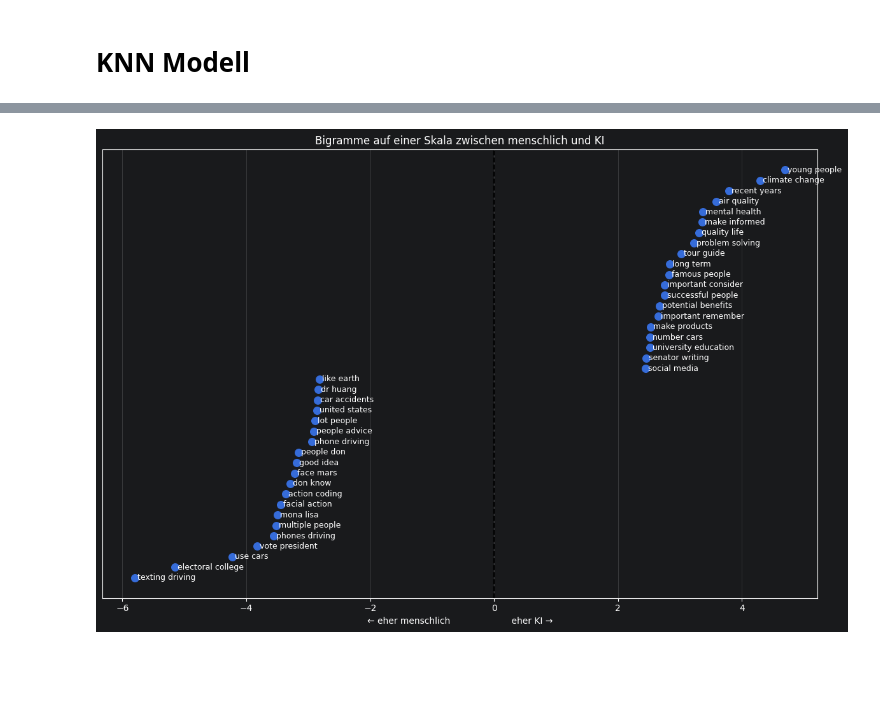
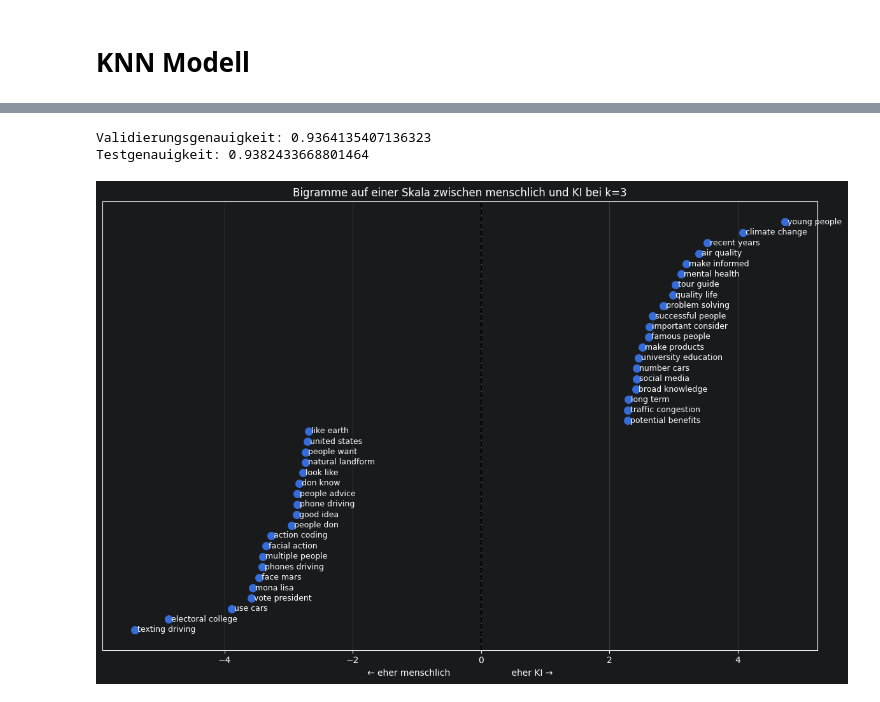
Before and after one commit to TheAmarok/Neue-Konzepte-Gruppe-9, a Jupyter notebook: Notebook.ipynb, the cells around one changed output, grey strips where cells are left out. Saved outputs shown, nothing was run; the diff lists cells and outputs as text; code cells hidden in the pictures; blank space fills up the shorter version.

```diff
--- a/Notebook.ipynb
+++ b/Notebook.ipynb
@@ -1292,27 +1398,51 @@ plt.show()
 # %%
-# 1. Texte und Labels
+# Texte und Labels
 X = df["text"]
 Y = df["generated"]
 
-# 2. Train/Test-Split
-X_train, X_test, Y_train, Y_test = train_test_split(
-    X, Y,
-    test_size=0.2,
-    random_state=42
+# Erst Training (70 %) und Rest (30 %) erzeugen
+X_train, X_temp, Y_train, Y_temp = train_test_split(
+    X,
+    Y,
+    test_size=0.30,
+    random_state=42,
+    stratify=Y
 )
 
-# 3. TF-IDF-Vektorisierung
+# Rest halbieren -> 15 % Validierung, 15 % Test
+X_val, X_test, Y_val, Y_test = train_test_split(
+    X_temp,
+    Y_temp,
+    test_size=0.50,
+    random_state=42,
+    stratify=Y_temp
+)
+
+# TF-IDF-Vektorisierung
+# TF-IDF-Vektorisierung
 vectorizer = TfidfVectorizer(
-    ngram_range=(2, 2),
+    ngram_range=(2,2),
     stop_words="english"
 )
 
 X_train = vectorizer.fit_transform(X_train)
+X_val = vectorizer.transform(X_val)
 X_test = vectorizer.transform(X_test)
 
-# 4. k-NN trainieren (für die eigentliche Klassifikation)
+
+# k-NN trainieren (für die eigentliche Klassifikation)
 knn = KNeighborsClassifier(n_neighbors=3)
 knn.fit(X_train, Y_train)
+
+Y_val_pred = knn.predict(X_val)
+
+print("Validierungsgenauigkeit:",
+      accuracy_score(Y_val, Y_val_pred))
+
+Y_test_pred = knn.predict(X_test)
+
+print("Testgenauigkeit:",
+      accuracy_score(Y_test, Y_test_pred))
 
 # ---------------------------------------------------------
 # Nur für die Visualisierung:
@@ -1340,32 +1470,34 @@ top = pd.concat([
 ])
 
 # Visualisierung
 plt.figure(figsize=(12, 8))
 
 plt.scatter(
     top["Gewicht"],
     range(len(top)),
     s=70
 )
 
 for i, (_, row) in enumerate(top.iterrows()):
     plt.text(
         row["Gewicht"],
         i,
         " " + row["Bigram"],
         va="center",
         fontsize=9
     )
 
 plt.axvline(0, color="black", linestyle="--")
 
 plt.xlabel("← eher menschlich                      eher KI →")
 plt.yticks([])
 
-plt.title("Bigramme auf einer Skala zwischen menschlich und KI")
+plt.title("Bigramme auf einer Skala zwischen menschlich und KI bei k=3")
 
 plt.grid(axis="x", alpha=0.3)
 plt.tight_layout()
 plt.show()
 # %% [output]
+Validierungsgenauigkeit: 0.9364135407136323
+Testgenauigkeit: 0.9382433668801464
-[figure, old version]
+[figure, new version]
```
Also changed, not shown: parts of 3 cells of this notebook.
